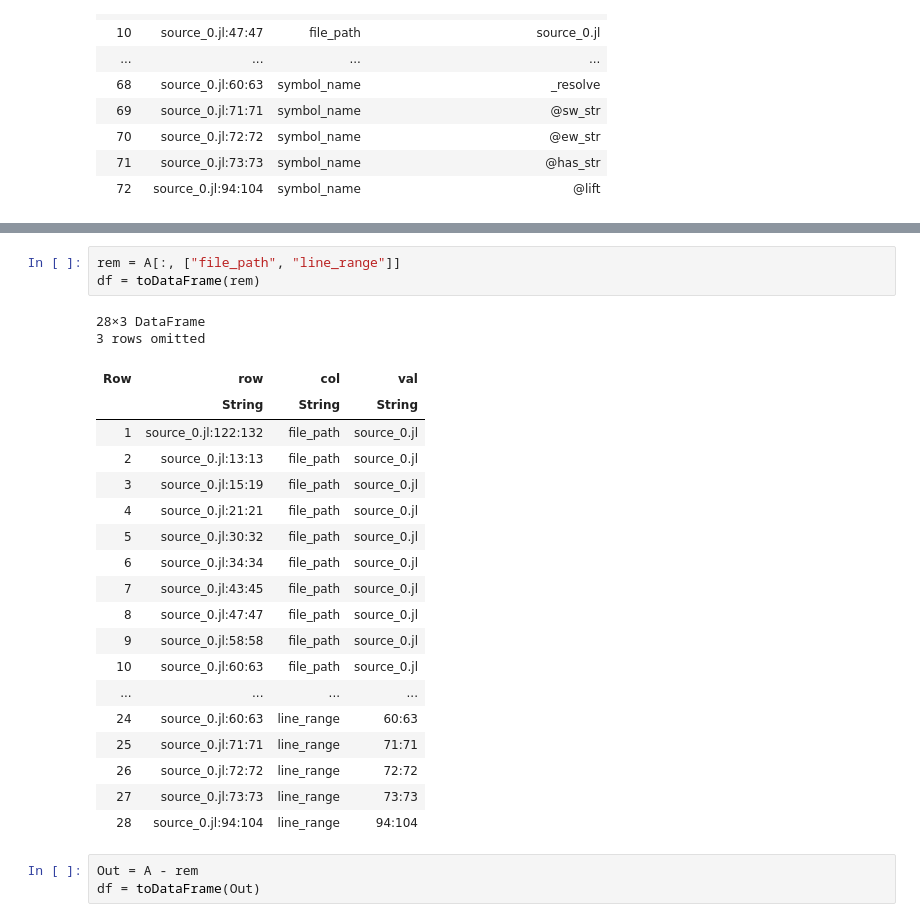
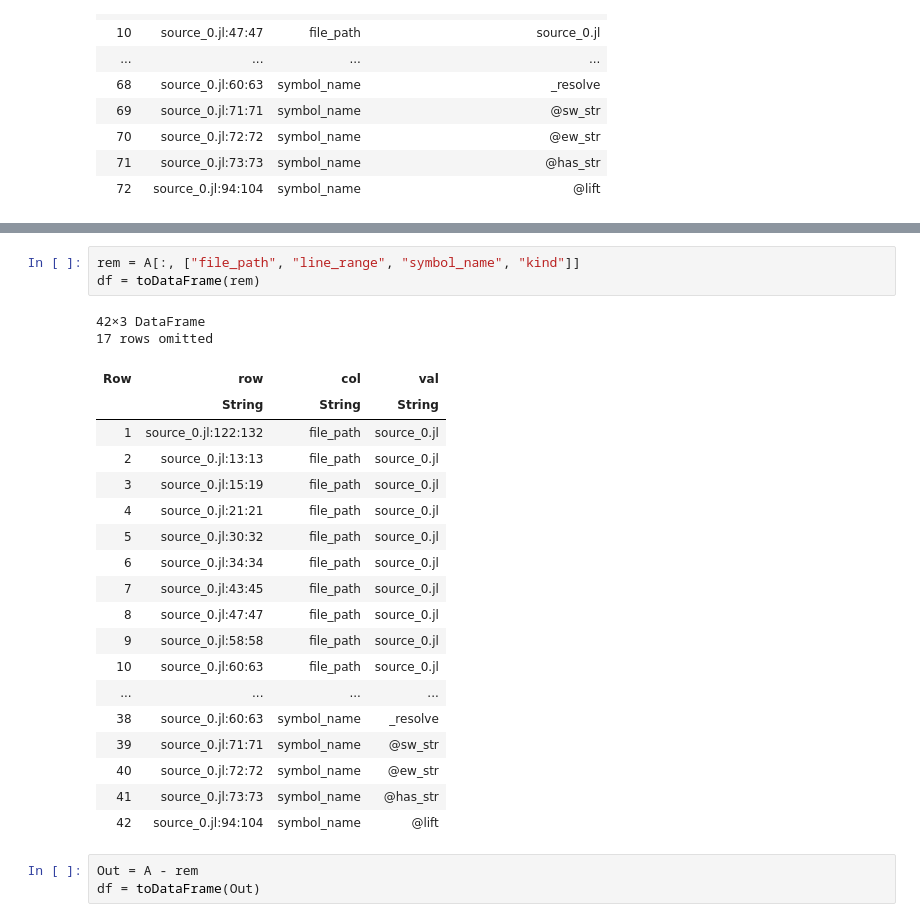
Before and after one commit to semirings/DoubleNaught, a Jupyter notebook: double_vision/doublenaught.ipynb, the cells around one changed output, grey strips where cells are left out. Saved outputs shown, nothing was run; the diff lists cells and outputs as text.

```diff
--- a/double_vision/doublenaught.ipynb
+++ b/double_vision/doublenaught.ipynb
@@ -31,27 +41,27 @@ SYSTEM: caught exception of type :MethodError while trying to print a failed Tas
 # %%
-rem = A[:, ["file_path", "line_range"]]
+rem = A[:, ["file_path", "line_range", "symbol_name", "kind"]]
 df = toDataFrame(rem)
 # %% [output]
-28×3 DataFrame
-3 rows omitted
+42×3 DataFrame
+17 rows omitted
 | Row | row | col | val |
 |  | String | String | String |
 | 1 | source_0.jl:122:132 | file_path | source_0.jl |
 | 2 | source_0.jl:13:13 | file_path | source_0.jl |
 | 3 | source_0.jl:15:19 | file_path | source_0.jl |
 | 4 | source_0.jl:21:21 | file_path | source_0.jl |
 | 5 | source_0.jl:30:32 | file_path | source_0.jl |
 | 6 | source_0.jl:34:34 | file_path | source_0.jl |
 | 7 | source_0.jl:43:45 | file_path | source_0.jl |
 | 8 | source_0.jl:47:47 | file_path | source_0.jl |
 | 9 | source_0.jl:58:58 | file_path | source_0.jl |
 | 10 | source_0.jl:60:63 | file_path | source_0.jl |
 | ... | ... | ... | ... |
-| 24 | source_0.jl:60:63 | line_range | 60:63 |
-| 25 | source_0.jl:71:71 | line_range | 71:71 |
-| 26 | source_0.jl:72:72 | line_range | 72:72 |
-| 27 | source_0.jl:73:73 | line_range | 73:73 |
-| 28 | source_0.jl:94:104 | line_range | 94:104 |
+| 38 | source_0.jl:60:63 | symbol_name | _resolve |
+| 39 | source_0.jl:71:71 | symbol_name | @sw_str |
+| 40 | source_0.jl:72:72 | symbol_name | @ew_str |
+| 41 | source_0.jl:73:73 | symbol_name | @has_str |
+| 42 | source_0.jl:94:104 | symbol_name | @lift |
 # %%
 Out = A - rem
 df = toDataFrame(Out)
```
Also changed, not shown: parts of 1 cell of this notebook, 4 other files.
